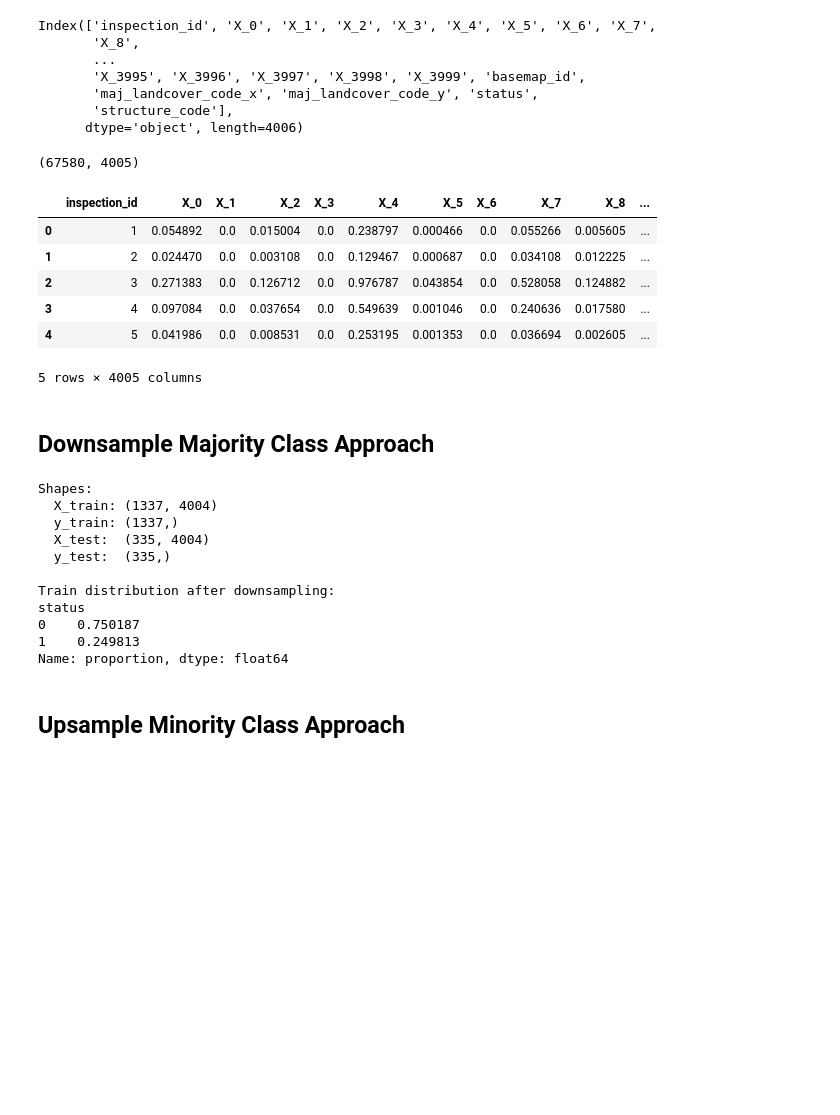
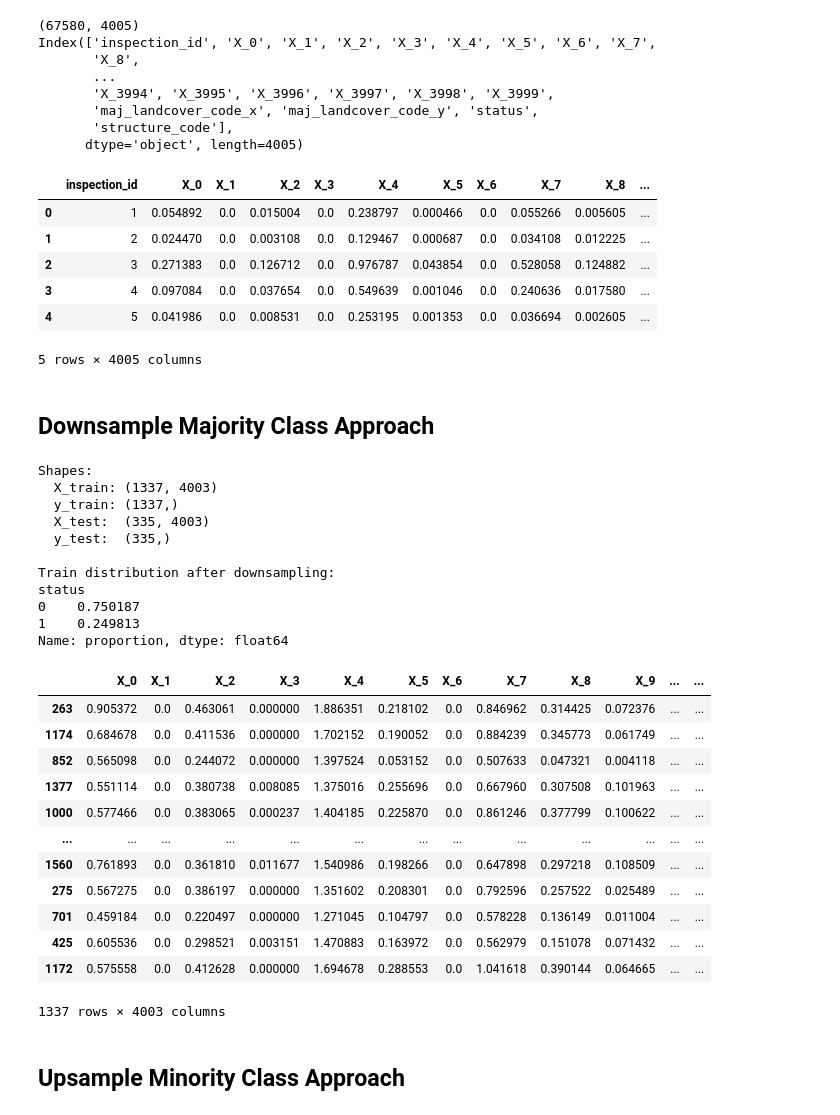
Before and after one commit to wildfire-prep/modeling, a Jupyter notebook: code/00_random_forest/04_random_forest_attempt.ipynb, the cells around one changed output. Drawn from its saved outputs; the diff is of its cells as text; code cells hidden in the pictures; blank space fills up the shorter version.

```diff
--- a/code/00_random_forest/04_random_forest_attempt.ipynb
+++ b/code/00_random_forest/04_random_forest_attempt.ipynb
@@ -32,26 +32,20 @@ import graphviz
 
 sys.path.append("../utils")
 # %%
-data = pd.read_csv("/capstone/wildfire_prep/data/PUZZLE_PIECES/assembled_puzzle.csv")
+data = pd.read_csv("/capstone/wildfire_prep/data/PUZZLE_PIECES/assembled_puzzle.csv").drop(columns = 'basemap_id')
-# %%
-data.columns
-# %% [output]
-Index(['inspection_id', 'X_0', 'X_1', 'X_2', 'X_3', 'X_4', 'X_5', 'X_6', 'X_7',
-       'X_8',
-       ...
-       'X_3995', 'X_3996', 'X_3997', 'X_3998', 'X_3999', 'basemap_id',
-       'maj_landcover_code_x', 'maj_landcover_code_y', 'status',
-       'structure_code'],
-      dtype='object', length=4006)
-# %%
-# drop basemap_id
-
-data = data.drop(columns = 'basemap_id')
 # %%
 print(data.shape)
+print(data.columns)
 data.head()
 # %% [output]
 (67580, 4005)
+Index(['inspection_id', 'X_0', 'X_1', 'X_2', 'X_3', 'X_4', 'X_5', 'X_6', 'X_7',
+       'X_8',
+       ...
+       'X_3994', 'X_3995', 'X_3996', 'X_3997', 'X_3998', 'X_3999',
+       'maj_landcover_code_x', 'maj_landcover_code_y', 'status',
+       'structure_code'],
+      dtype='object', length=4005)
 |  | inspection_id | X_0 | X_1 | X_2 | X_3 | X_4 | X_5 | X_6 | X_7 | X_8 | ... |
 | 0 | 1 | 0.054892 | 0.0 | 0.015004 | 0.0 | 0.238797 | 0.000466 | 0.0 | 0.055266 | 0.005605 | ... |
 | 1 | 2 | 0.024470 | 0.0 | 0.003108 | 0.0 | 0.129467 | 0.000687 | 0.0 | 0.034108 | 0.012225 | ... |
@@ -76,35 +70,57 @@ data_downsampled_maj = (
     pd.concat([non_compliant, compliant_down])
     .sample(frac=1, random_state=42)
     .reset_index(drop=True))
 
 # Split back into X_train and y_train, downsampled
 X = data_downsampled_maj.drop("status", axis=1)
 y = data_downsampled_maj["status"]
 
+downsample_data_ids = X.inspection_id
+
 X_train, X_test, y_train, y_test = train_test_split(
     X, y, test_size=0.2, stratify=y, random_state=42)
+
+# Dropping inspection_id, to prevent overfitting to this ID.
+X_train = X_train.drop(columns = 'inspection_id')
+# Do the same for X_test, so that the datasets align
+X_test = X_test.drop(columns="inspection_id")
 
 # Balance check
 print("Shapes:")
 print("  X_train:", X_train.shape)
 print("  y_train:", y_train.shape)
 print("  X_test: ", X_test.shape)
 print("  y_test: ", y_test.shape)
 
 print("\nTrain distribution after downsampling:")
 print(y_train.value_counts(normalize=True))
+
+X_train
 # %% [output]
 Shapes:
-  X_train: (1337, 4004)
+  X_train: (1337, 4003)
   y_train: (1337,)
-  X_test:  (335, 4004)
+  X_test:  (335, 4003)
   y_test:  (335,)
 
 Train distribution after downsampling:
 status
 0    0.750187
 1    0.249813
 Name: proportion, dtype: float64
+|  | X_0 | X_1 | X_2 | X_3 | X_4 | X_5 | X_6 | X_7 | X_8 | X_9 | ... | ... |
+| 263 | 0.905372 | 0.0 | 0.463061 | 0.000000 | 1.886351 | 0.218102 | 0.0 | 0.846962 | 0.314425 | 0.072376 | ... | ... |
+| 1174 | 0.684678 | 0.0 | 0.411536 | 0.000000 | 1.702152 | 0.190052 | 0.0 | 0.884239 | 0.345773 | 0.061749 | ... | ... |
+| 852 | 0.565098 | 0.0 | 0.244072 | 0.000000 | 1.397524 | 0.053152 | 0.0 | 0.507633 | 0.047321 | 0.004118 | ... | ... |
+| 1377 | 0.551114 | 0.0 | 0.380738 | 0.008085 | 1.375016 | 0.255696 | 0.0 | 0.667960 | 0.307508 | 0.101963 | ... | ... |
+| 1000 | 0.577466 | 0.0 | 0.383065 | 0.000237 | 1.404185 | 0.225870 | 0.0 | 0.861246 | 0.377799 | 0.100622 | ... | ... |
+| ... | ... | ... | ... | ... | ... | ... | ... | ... | ... | ... | ... | ... |
+| 1560 | 0.761893 | 0.0 | 0.361810 | 0.011677 | 1.540986 | 0.198266 | 0.0 | 0.647898 | 0.297218 | 0.108509 | ... | ... |
+| 275 | 0.567275 | 0.0 | 0.386197 | 0.000000 | 1.351602 | 0.208301 | 0.0 | 0.792596 | 0.257522 | 0.025489 | ... | ... |
+| 701 | 0.459184 | 0.0 | 0.220497 | 0.000000 | 1.271045 | 0.104797 | 0.0 | 0.578228 | 0.136149 | 0.011004 | ... | ... |
+| 425 | 0.605536 | 0.0 | 0.298521 | 0.003151 | 1.470883 | 0.163972 | 0.0 | 0.562979 | 0.151078 | 0.071432 | ... | ... |
+| 1172 | 0.575558 | 0.0 | 0.412628 | 0.000000 | 1.694678 | 0.288553 | 0.0 | 1.041618 | 0.390144 | 0.064665 | ... | ... |
+1337 rows × 4003 columns
 # %% [markdown]
 ## Upsample Minority Class Approach
 # %%
```
Also changed, not shown: parts of 6 cells of this notebook.
